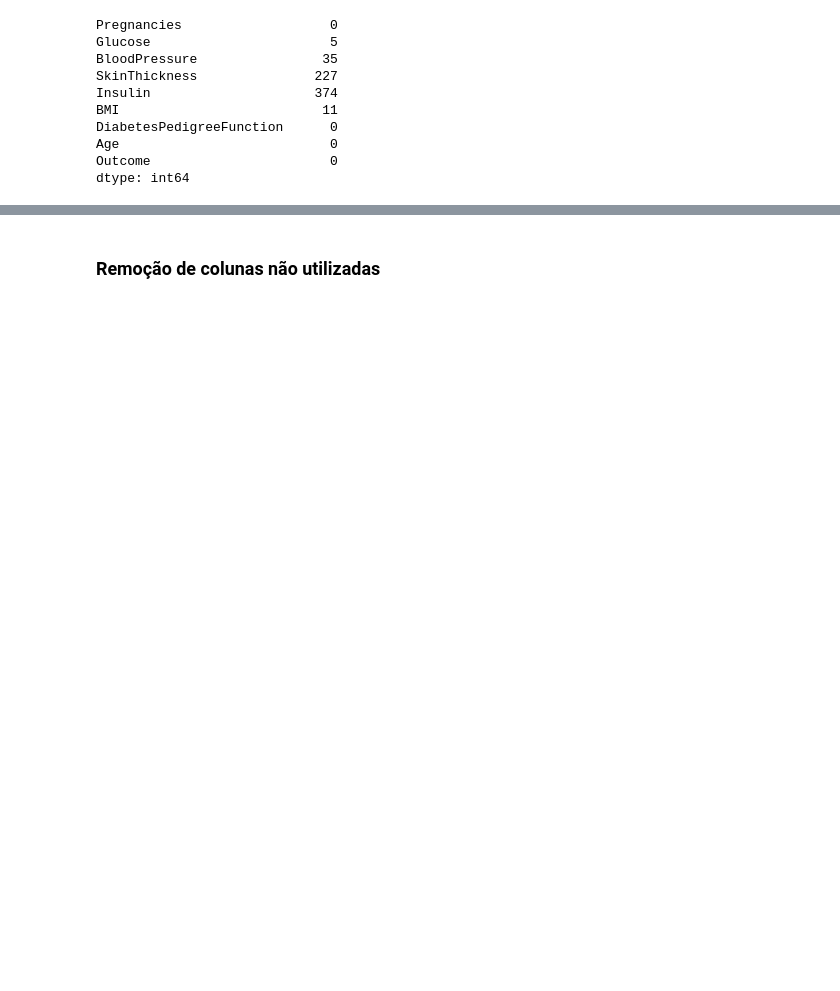
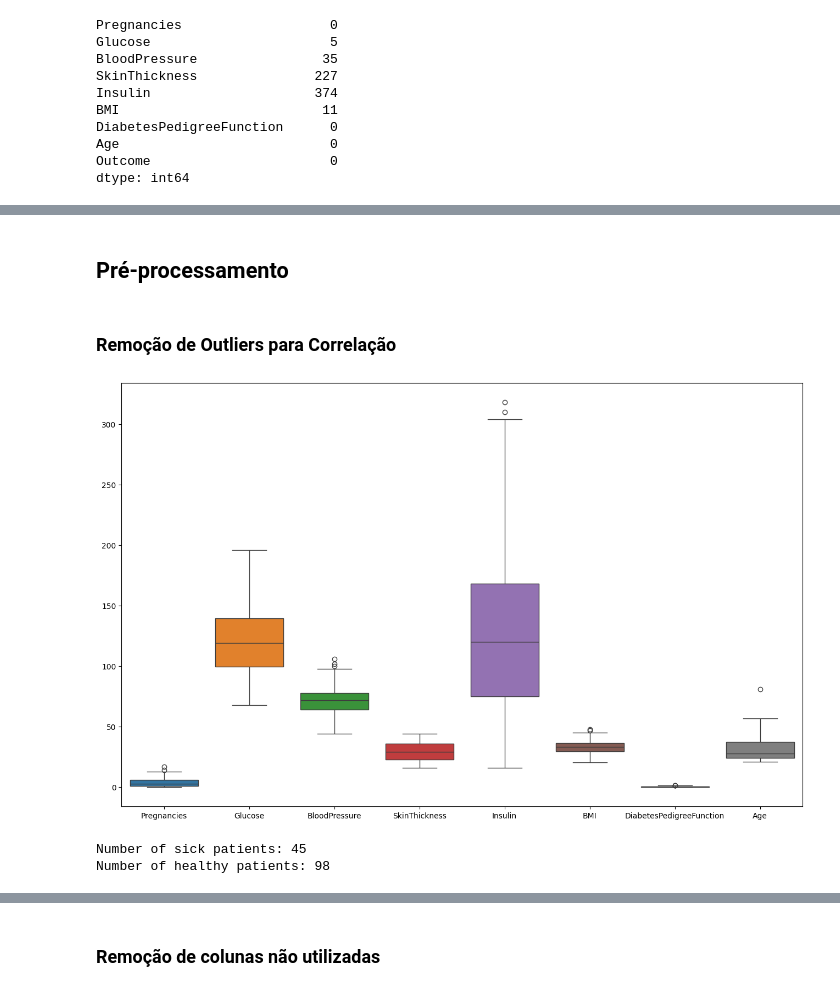
Before and after one commit to ruantmelo/ml-class, a Jupyter notebook: 01_Preprocessing/main.ipynb, the cells around one changed output, grey strips where cells are left out. Cells and saved outputs as stored; diff of their text form; code cells hidden in the pictures; blank space fills up the shorter version.

```diff
--- a/01_Preprocessing/main.ipynb
+++ b/01_Preprocessing/main.ipynb
@@ -72,0 +92,31 @@ dtype: int64
+# %% [markdown]
+## Pré-processamento
+# %% [markdown]
+### Remoção de Outliers para Correlação
+# %%
+df_no_outliers = df.copy()
+df_no_outliers = df_no_outliers[df_no_outliers['BloodPressure'] < 120]
+df_no_outliers = df_no_outliers[df_no_outliers['BloodPressure'] > 40]
+
+df_no_outliers = df_no_outliers[df_no_outliers['SkinThickness'] < 45]
+df_no_outliers = df_no_outliers[df_no_outliers['SkinThickness'] > 15]
+df_no_outliers = df_no_outliers[df_no_outliers['Insulin'] < 320]
+df_no_outliers = df_no_outliers[df_no_outliers['Glucose'] < 200]
+
+df_no_outliers = df_no_outliers[df_no_outliers['BMI'] < 50]
+# %%
+plt.figure(figsize= (16,10))
+sns.boxplot(data= df_no_outliers.drop(columns=['Outcome']))
+plt.savefig('boxplot.png')
+plt.show()
+# %% [output]
+[figure, added]
+# %%
+qtd_sick = df_no_outliers[df_no_outliers['Outcome'] == 1].shape[0]
+qtd_healthy = df_no_outliers[df_no_outliers['Outcome'] == 0].shape[0]
+
+print(f"Number of sick patients: {qtd_sick}")
+print(f"Number of healthy patients: {qtd_healthy}")
+# %% [output]
+Number of sick patients: 45
+Number of healthy patients: 98
```
Also changed, not shown: parts of 30 cells of this notebook, 4 other files.
